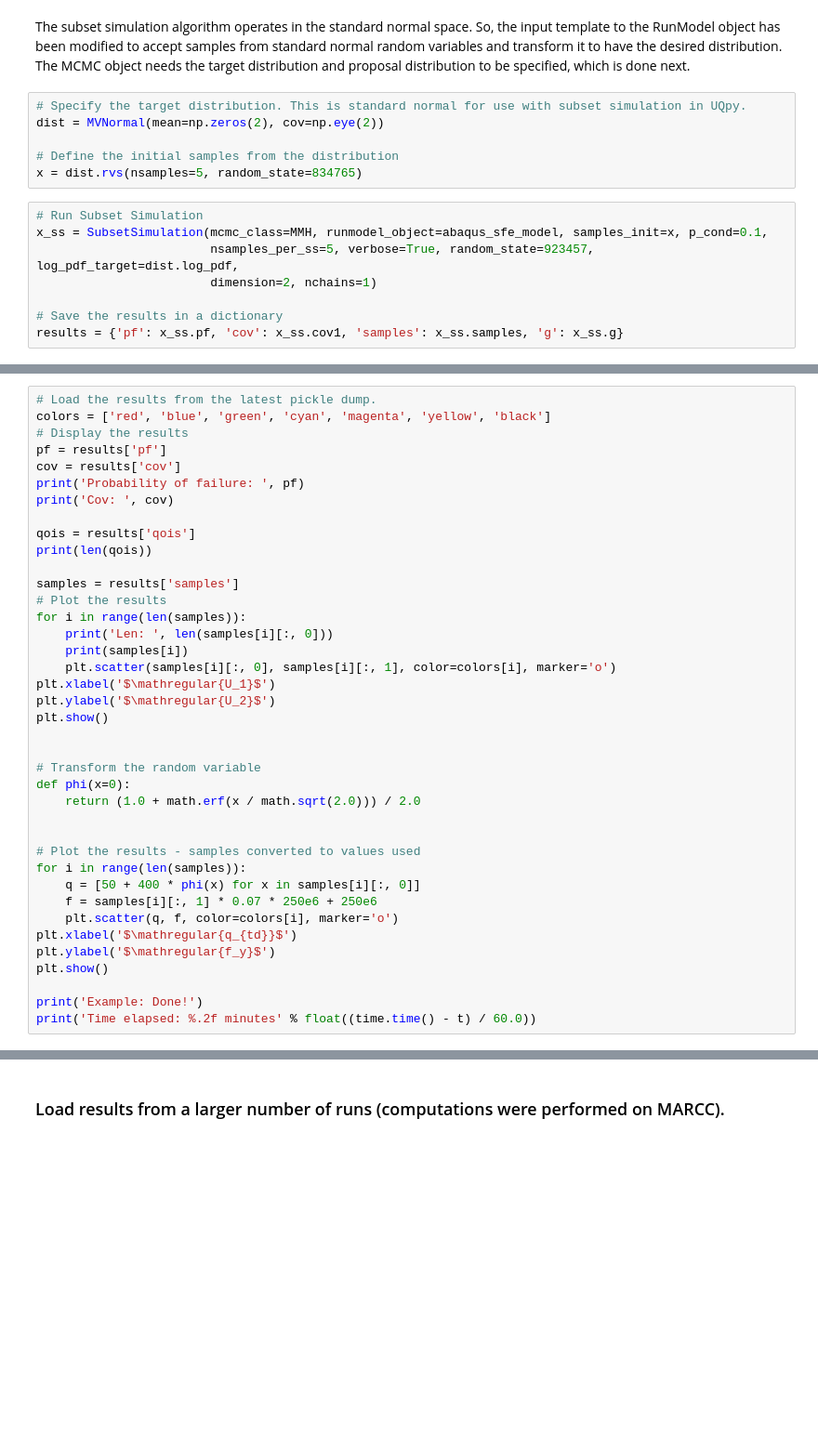
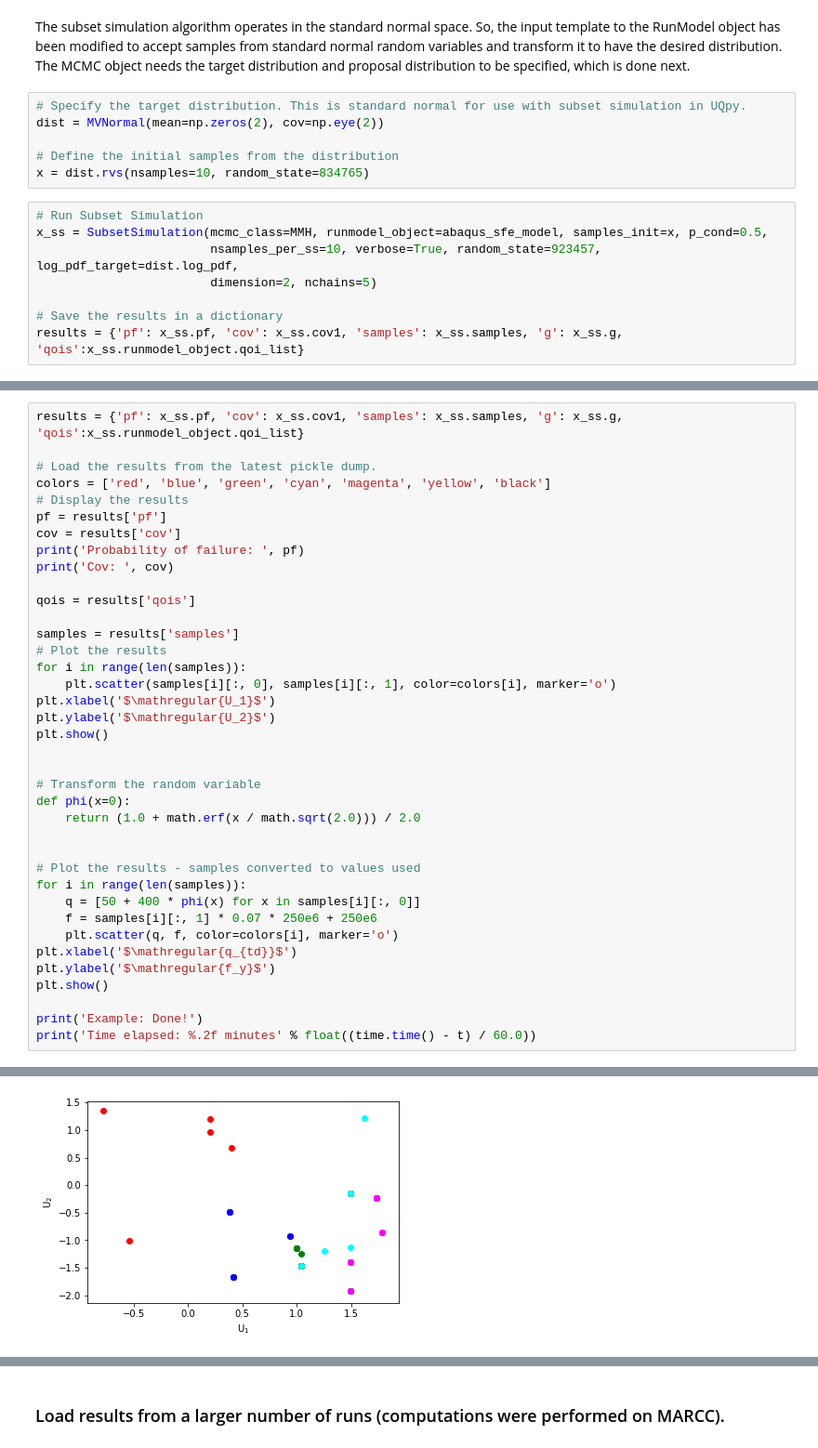
Before and after one commit to SURGroup/UQpy_paper, a Jupyter notebook: Reliability/Abaqus_Subset_Simulation_example/Abaqus_Reliability_SubsetSimulation.ipynb, the cells around one changed output, grey strips where cells are left out. Shown at 93% size. Cells and saved outputs as stored; diff of their text form; blank space fills up the shorter version.

Commit message:
UQpy_paper Surrogates: Updated scripts for FORM and Subset_Simulation problem.

```diff
--- a/Reliability/Abaqus_Subset_Simulation_example/Abaqus_Reliability_SubsetSimulation.ipynb
+++ b/Reliability/Abaqus_Subset_Simulation_example/Abaqus_Reliability_SubsetSimulation.ipynb
@@ -54,12 +54,12 @@ The subset simulation algorithm operates in the standard normal space. So, the i
 dist = MVNormal(mean=np.zeros(2), cov=np.eye(2))
 
 # Define the initial samples from the distribution
-x = dist.rvs(nsamples=5, random_state=834765)
+x = dist.rvs(nsamples=10, random_state=834765)
 # %%
 # Run Subset Simulation
-x_ss = SubsetSimulation(mcmc_class=MMH, runmodel_object=abaqus_sfe_model, samples_init=x, p_cond=0.1,
-                        nsamples_per_ss=5, verbose=True, random_state=923457, log_pdf_target=dist.log_pdf,
-                        dimension=2, nchains=1)
+x_ss = SubsetSimulation(mcmc_class=MMH, runmodel_object=abaqus_sfe_model, samples_init=x, p_cond=0.5,
+                        nsamples_per_ss=10, verbose=True, random_state=923457, log_pdf_target=dist.log_pdf,
+                        dimension=2, nchains=5)
 
 # Save the results in a dictionary
-results = {'pf': x_ss.pf, 'cov': x_ss.cov1, 'samples': x_ss.samples, 'g': x_ss.g}
+results = {'pf': x_ss.pf, 'cov': x_ss.cov1, 'samples': x_ss.samples, 'g': x_ss.g, 'qois':x_ss.runmodel_object.qoi_list}
@@ -66,4 +74,6 @@ results = {'pf': x_ss.pf, 'cov': x_ss.cov1, 'samples': x_ss.samples, 'g': x_ss.g
 # %%
+results = {'pf': x_ss.pf, 'cov': x_ss.cov1, 'samples': x_ss.samples, 'g': x_ss.g, 'qois':x_ss.runmodel_object.qoi_list}
+
 # Load the results from the latest pickle dump.
 colors = ['red', 'blue', 'green', 'cyan', 'magenta', 'yellow', 'black']
 # Display the results
@@ -73,13 +83,10 @@ print('Probability of failure: ', pf)
 print('Cov: ', cov)
 
 qois = results['qois']
-print(len(qois))
 
 samples = results['samples']
 # Plot the results
 for i in range(len(samples)):
-    print('Len: ', len(samples[i][:, 0]))
-    print(samples[i])
     plt.scatter(samples[i][:, 0], samples[i][:, 1], color=colors[i], marker='o')
 plt.xlabel('$\mathregular{U_1}$')
 plt.ylabel('$\mathregular{U_2}$')
@@ -102,3 +109,4 @@ plt.show()
 
 print('Example: Done!')
 print('Time elapsed: %.2f minutes' % float((time.time() - t) / 60.0))
+# %% [output]
@@ -104,0 +115 @@ print('Time elapsed: %.2f minutes' % float((time.time() - t) / 60.0))
+[figure, added]
```
Also changed, not shown: parts of 3 cells of this notebook, 6 other files.
